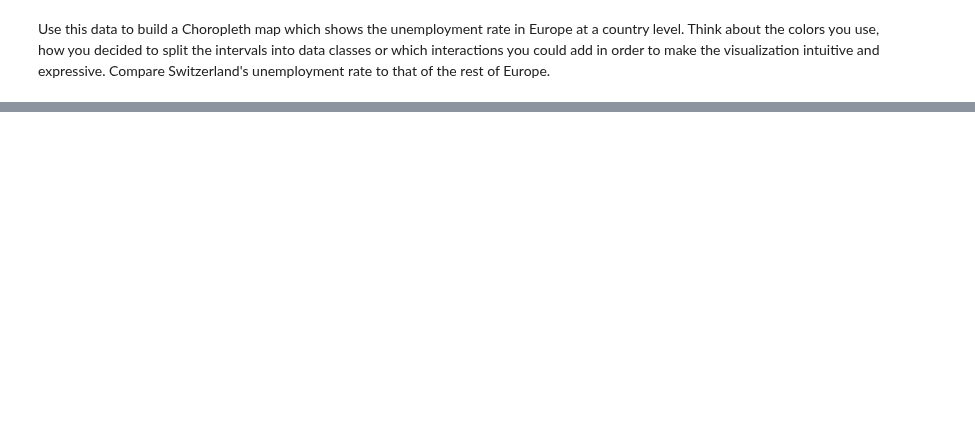
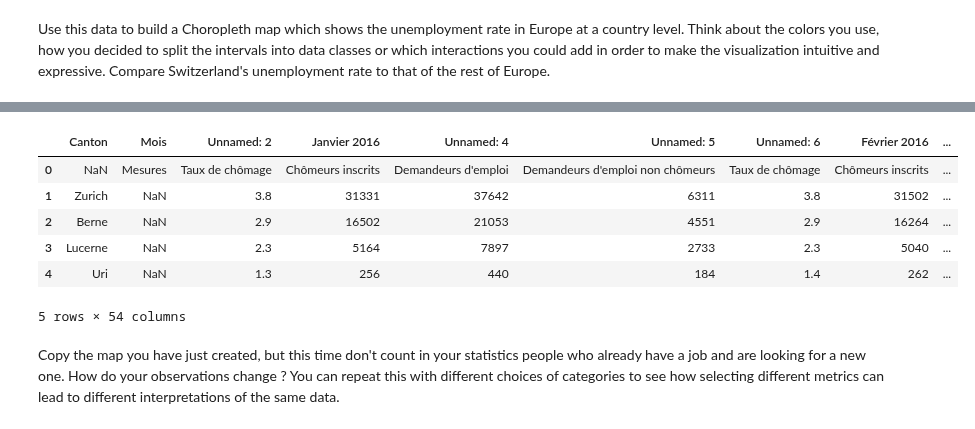
Before and after one commit to raphaelBarman/ADA-dh, a Jupyter notebook: 03 - Interactive Viz/Homework 3.ipynb, the cells around one changed output, grey strips where cells are left out. Saved outputs shown, nothing was run; the diff lists cells and outputs as text; code cells hidden in the pictures; blank space fills up the shorter version.

```diff
--- a/03 - Interactive Viz/Homework 3.ipynb
+++ b/03 - Interactive Viz/Homework 3.ipynb
@@ -74,0 +78,11 @@ m_swiss
+# %%
+unemp_swiss_data = pd.read_excel('2_1 Taux de ch%C3%B4mage.xlsx')
+unemp_swiss_data.head()
+# %% [output]
+|  | Canton | Mois | Unnamed: 2 | Janvier 2016 | Unnamed: 4 | Unnamed: 5 | Unnamed: 6 | Février 2016 | ... |
+| 0 | NaN | Mesures | Taux de chômage | Chômeurs inscrits | Demandeurs d'emploi | Demandeurs d'emploi non chômeurs | Taux de chômage | Chômeurs inscrits | ... |
+| 1 | Zurich | NaN | 3.8 | 31331 | 37642 | 6311 | 3.8 | 31502 | ... |
+| 2 | Berne | NaN | 2.9 | 16502 | 21053 | 4551 | 2.9 | 16264 | ... |
+| 3 | Lucerne | NaN | 2.3 | 5164 | 7897 | 2733 | 2.3 | 5040 | ... |
+| 4 | Uri | NaN | 1.3 | 256 | 440 | 184 | 1.4 | 262 | ... |
+5 rows × 54 columns
@@ -74,0 +95,2 @@ m_swiss
+# %% [markdown]
+Copy the map you have just created, but this time don't count in your statistics people who already have a job and are looking for a new one. How do your observations change ? You can repeat this with different choices of categories to see how selecting different metrics can lead to different interpretations of the same data.
```
Also changed, not shown: parts of 8 cells of this notebook.
